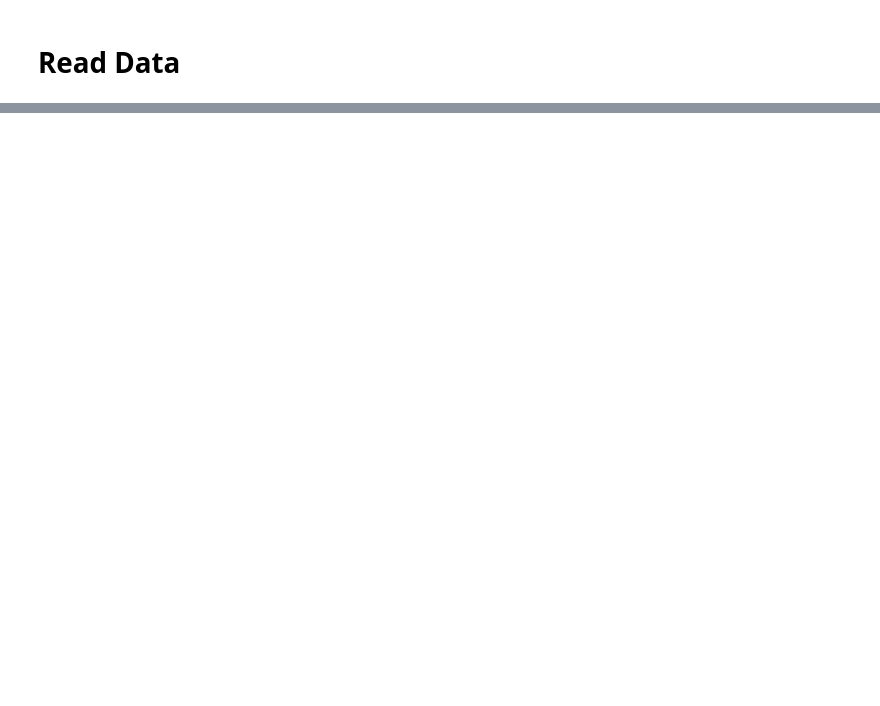
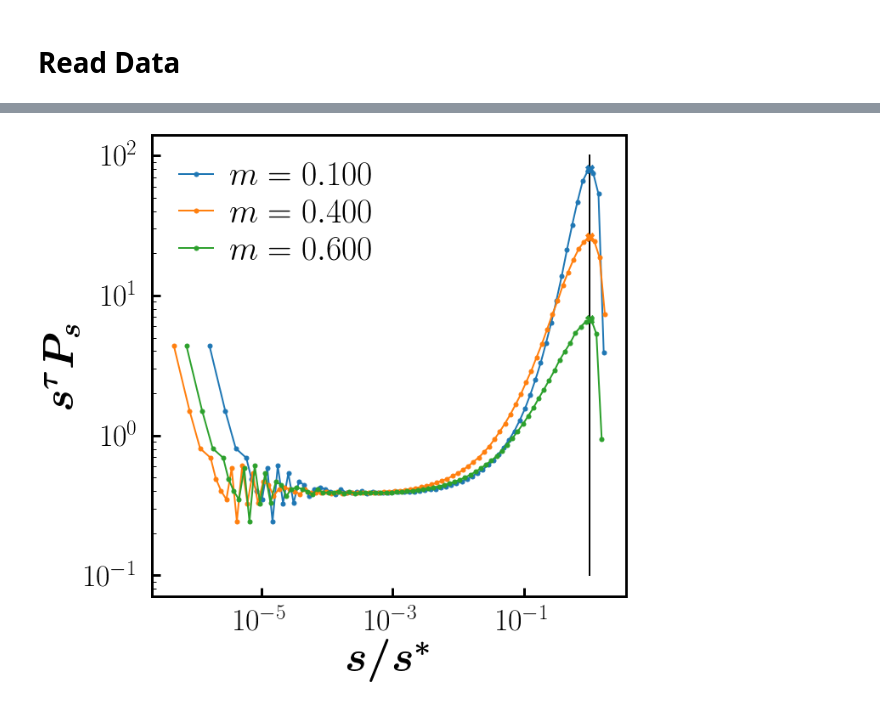
Before and after one commit to hoyunchoi/mBFW, a Jupyter notebook: main-plot.ipynb, the cells around one changed output, grey strips where cells are left out. Cells and saved outputs as stored; diff of their text form; code cells hidden in the pictures; blank space fills up the shorter version.

```diff
--- a/main-plot.ipynb
+++ b/main-plot.ipynb
@@ -1013,0 +225,35 @@ plt.show()
+# %%
+fig, ax = plt.subplots(figsize=(10,10))
+ax.set_rasterized(True)
+
+networkSize = 10240000
+acceptanceThreshold = 0.5
+current = networkSize, acceptanceThreshold
+# tau = 2.05
+
+def plotCSD_char(op):
+    csd, dist = distLogBin(*clusterSizeDist[current, op], delta_exponent=0.08)
+    dist *= np.power(csd, tau)
+    csd /= char_size[op]
+    color = next(ax._get_lines.prop_cycler)['color']
+    ax.plot(csd, dist, 'o-', label=latex_string("m={:.3f}".format(op)), markersize=5, linewidth=2, color=color)
+    ax.plot(1, char_dist[op], 'X', markersize=10, color=color)
+
+ax.plot([1,1], [1e-1,1e2], 'k-', linewidth=2)
+plotCSD_char(0.10)
+plotCSD_char(0.40)
+plotCSD_char(0.60)
+# plotCSD_char(0.814)
+
+ax.set_xscale('log')
+ax.set_yscale('log')
+ax.set_xlabel(latex_bold_string("s/s^*"))
+ax.set_ylabel(latex_bold_string("s^\\tau P_s"))
+# ax.set_xlim([1e-1,5])
+# ax.set_ylim([50, 1e2])
+ax.legend(loc='best')
+
+# fig.savefig("../data/mBFW/fig/csd_char(N{:.1e},G{:.1f},tau{:.2f}).pdf".format(*current, tau), bbox_inches = 'tight', pad_inches = 0.1, facecolor = 'w', dpi=100)
+fig.show()
+# %% [output]
+[figure, added]
```
Also changed, not shown: parts of 59 cells of this notebook, 16 other files.
